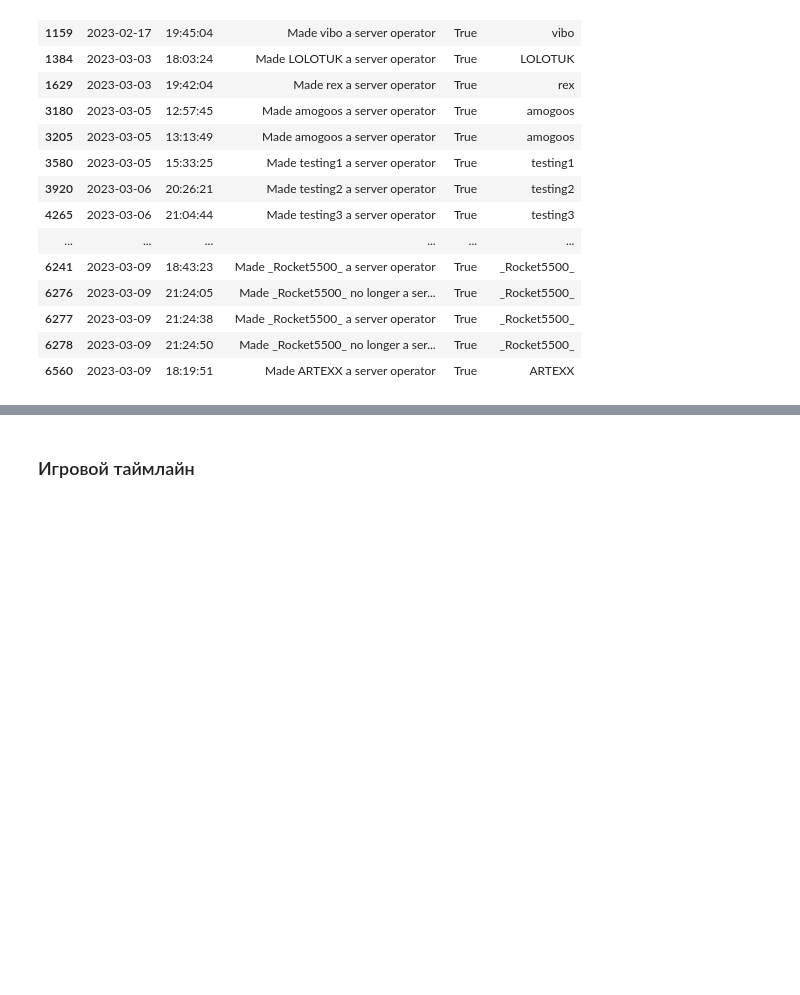
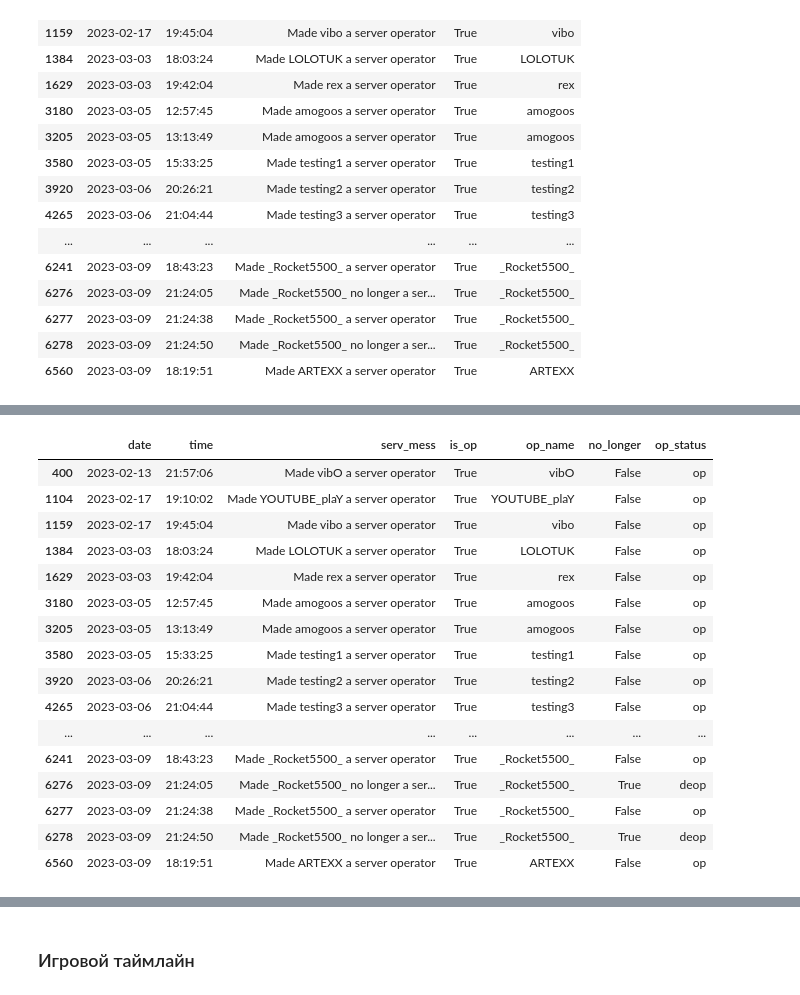
Before and after one commit to vi-bo/minecraft_log, a Jupyter notebook: mc_logs_4.2_anallys_text_mess.ipynb, the cells around one changed output, grey strips where cells are left out. Cells and saved outputs as stored; diff of their text form; code cells hidden in the pictures; blank space fills up the shorter version.

```diff
--- a/mc_logs_4.2_anallys_text_mess.ipynb
+++ b/mc_logs_4.2_anallys_text_mess.ipynb
@@ -1617,5 +1617,5 @@ with plt.style.context(plt.style.available[plot_style]):
 # %%
-summary['is_op'] = summary['serv_mess'].map(lambda x: 'server operator' in x).to_frame()
+summary['is_op'] = summary['serv_mess'].map(lambda x: 'a server operator' in x).to_frame()
 summary[summary['is_op'] == True][['date', 'time', 'serv_mess', 'is_op']]
 # %% [output]
 |  | date | time | serv_mess | is_op |
@@ -1686,0 +1703,3 @@ summary[summary['is_op'] == True][['date', 'time', 'serv_mess', 'is_op', 'op_nam
+# %%
+plot_df = summary[summary['is_op'] == True][['date', 'time', 'serv_mess', 'is_op', 'op_name']]
+plot_df
@@ -1686,0 +1724,2 @@ summary[summary['is_op'] == True][['date', 'time', 'serv_mess', 'is_op', 'op_nam
+# %%
+plot_df['no_longer'] = plot_df['serv_mess'].map(lambda x: 'no longer' in x).to_frame()
@@ -1686,0 +1746,22 @@ summary[summary['is_op'] == True][['date', 'time', 'serv_mess', 'is_op', 'op_nam
+# %%
+plot_df['op_status'] = plot_df[plot_df['no_longer'] == False]['no_longer'].map(lambda x: 'op')
+plot_df = plot_df.fillna('deop')
+plot_df
+# %% [output]
+|  | date | time | serv_mess | is_op | op_name | no_longer | op_status |
+| 400 | 2023-02-13 | 21:57:06 | Made vibO a server operator | True | vibO | False | op |
+| 1104 | 2023-02-17 | 19:10:02 | Made YOUTUBE_plaY a server operator | True | YOUTUBE_plaY | False | op |
+| 1159 | 2023-02-17 | 19:45:04 | Made vibo a server operator | True | vibo | False | op |
+| 1384 | 2023-03-03 | 18:03:24 | Made LOLOTUK a server operator | True | LOLOTUK | False | op |
+| 1629 | 2023-03-03 | 19:42:04 | Made rex a server operator | True | rex | False | op |
+| 3180 | 2023-03-05 | 12:57:45 | Made amogoos a server operator | True | amogoos | False | op |
+| 3205 | 2023-03-05 | 13:13:49 | Made amogoos a server operator | True | amogoos | False | op |
+| 3580 | 2023-03-05 | 15:33:25 | Made testing1 a server operator | True | testing1 | False | op |
+| 3920 | 2023-03-06 | 20:26:21 | Made testing2 a server operator | True | testing2 | False | op |
+| 4265 | 2023-03-06 | 21:04:44 | Made testing3 a server operator | True | testing3 | False | op |
+| ... | ... | ... | ... | ... | ... | ... | ... |
+| 6241 | 2023-03-09 | 18:43:23 | Made _Rocket5500_ a server operator | True | _Rocket5500_ | False | op |
+| 6276 | 2023-03-09 | 21:24:05 | Made _Rocket5500_ no longer a ser... | True | _Rocket5500_ | True | deop |
+| 6277 | 2023-03-09 | 21:24:38 | Made _Rocket5500_ a server operator | True | _Rocket5500_ | False | op |
+| 6278 | 2023-03-09 | 21:24:50 | Made _Rocket5500_ no longer a ser... | True | _Rocket5500_ | True | deop |
+| 6560 | 2023-03-09 | 18:19:51 | Made ARTEXX a server operator | True | ARTEXX | False | op |
```
Also changed, not shown: parts of 24 cells of this notebook, 1 other file.
